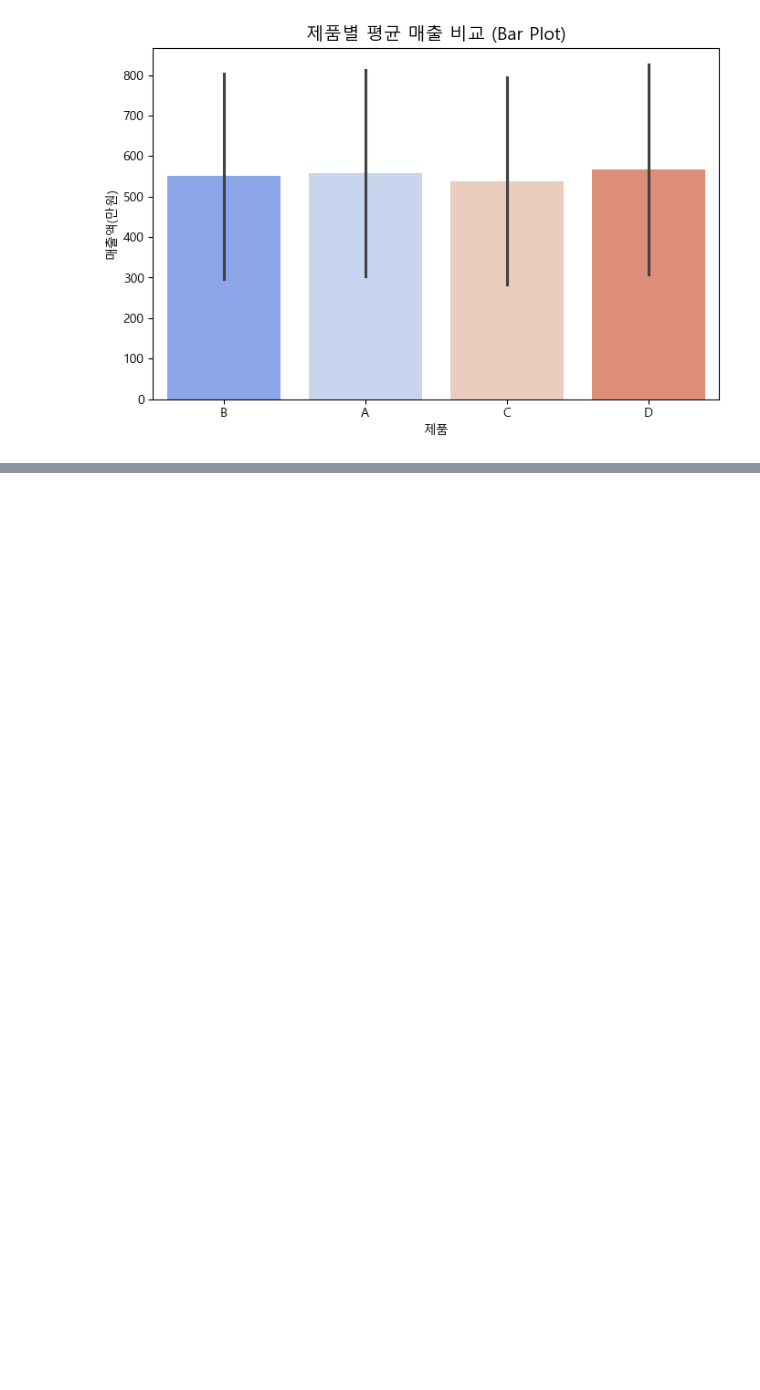
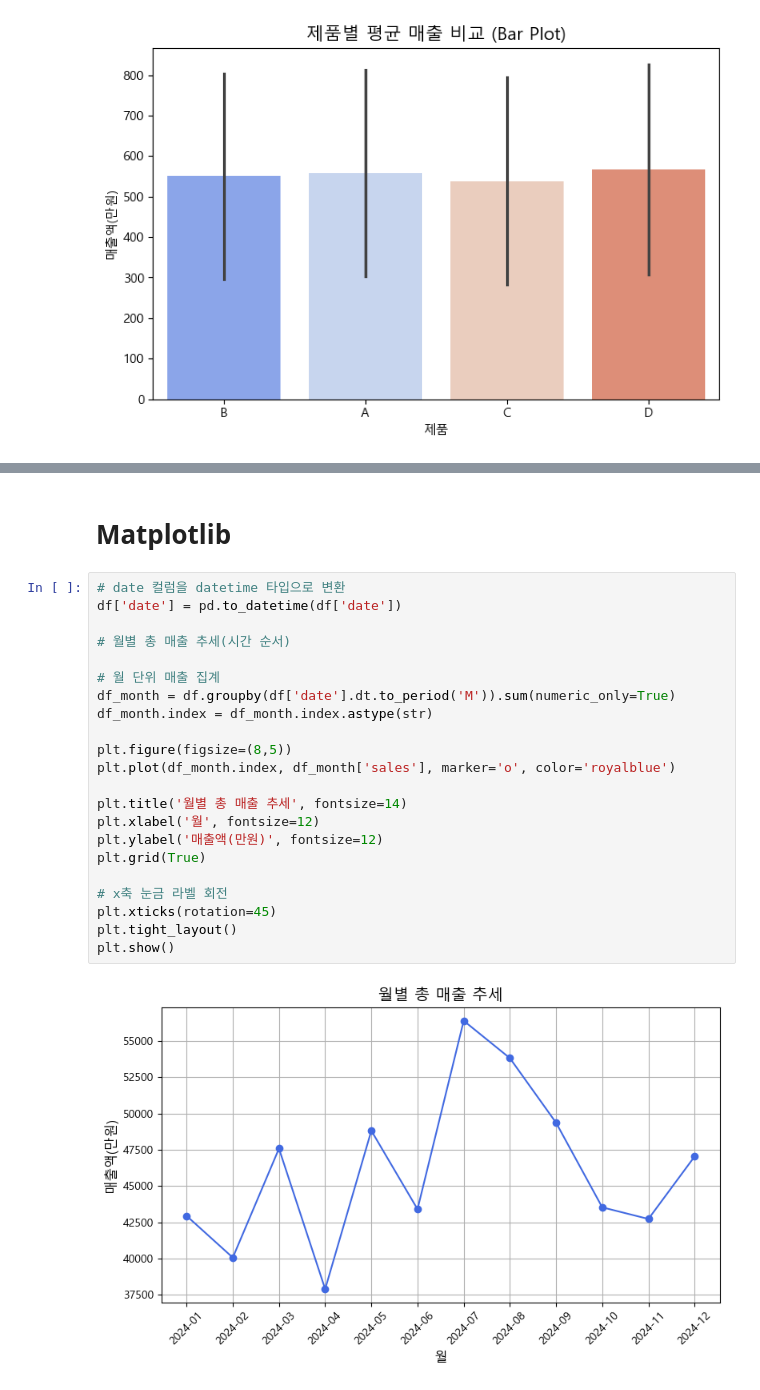
Before and after one commit to Jkeonshin/HUMAN_AI_2026, a Jupyter notebook: workspace/jupyter_notebook/EDA/4-01) python_visualiztion_실습.ipynb, the cells around one changed output, grey strips where cells are left out. Cells and saved outputs as stored; diff of their text form; blank space fills up the shorter version.

```diff
--- a/workspace/jupyter_notebook/EDA/4-01) python_visualiztion_실습.ipynb
+++ b/workspace/jupyter_notebook/EDA/4-01) python_visualiztion_실습.ipynb
@@ -156,0 +188,26 @@ Passing `palette` without assigning `hue` is deprecated and will be removed in v
+# %% [markdown]
+# Matplotlib
+# %%
+# date 컬럼을 datetime 타입으로 변환
+df['date'] = pd.to_datetime(df['date'])
+
+# 월별 총 매출 추세(시간 순서)
+
+# 월 단위 매출 집계
+df_month = df.groupby(df['date'].dt.to_period('M')).sum(numeric_only=True)
+df_month.index = df_month.index.astype(str)
+
+plt.figure(figsize=(8,5))
+plt.plot(df_month.index, df_month['sales'], marker='o', color='royalblue')
+
+plt.title('월별 총 매출 추세', fontsize=14)
+plt.xlabel('월', fontsize=12)
+plt.ylabel('매출액(만원)', fontsize=12)
+plt.grid(True)
+
+# x축 눈금 라벨 회전
+plt.xticks(rotation=45)
+plt.tight_layout()
+plt.show()
+# %% [output]
+[figure, added]
```
Also changed, not shown: parts of 7 cells of this notebook, 3 other files.
